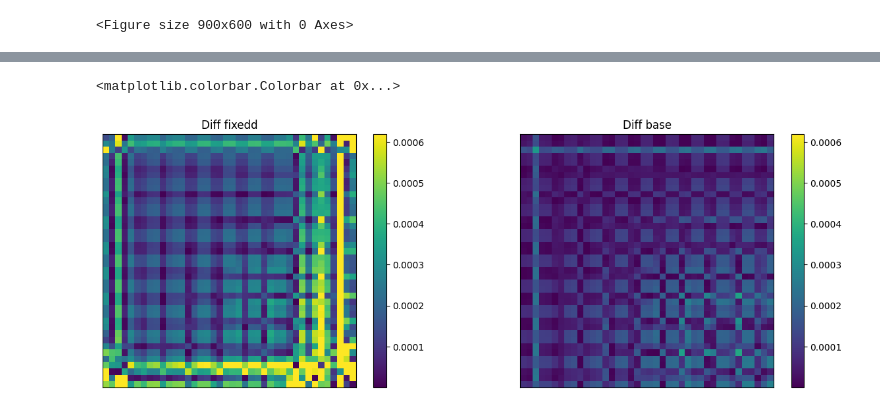
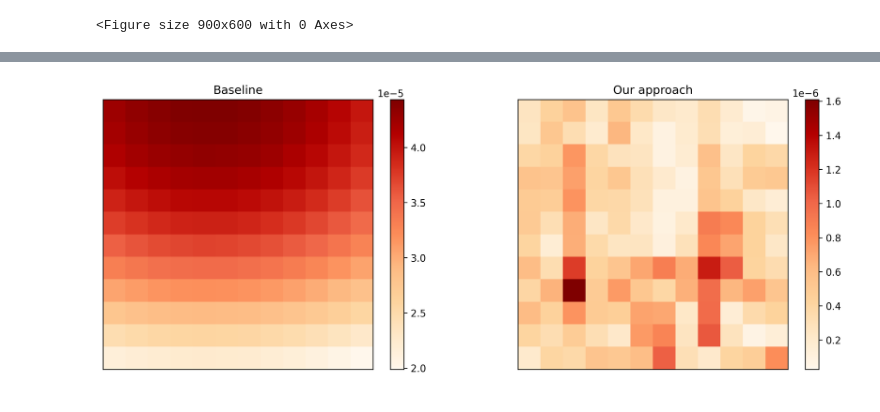
Before and after one commit to ThomasHelfer/TorchGRTL, a Jupyter notebook: notebook.ipynb, the cells around one changed output, grey strips where cells are left out. Saved outputs shown, nothing was run; the diff lists cells and outputs as text; code cells hidden in the pictures.

```diff
--- a/notebook.ipynb
+++ b/notebook.ipynb
@@ -115,11 +115,11 @@ if small_data:
     dataX = dataX[:, :, :, :, :25]
 else:
     # Instantiate the model
-    factor = 4  # how much refinement
-    res_level = 6
+    factor = 1  # how much refinement
+    res_level = 9
     scaling_factor = 0.001
     downsample = 1
-    filenamesX = f"outputXdata_level6_step001*.dat"  # "/home/thelfer1/scr4_tedwar42/thelfer1/high_end_data/outputXdata_level{res_level}_step*.dat"
+    filenamesX = f"/home/thelfer1/scr4_tedwar42/thelfer1/high_end_data/outputXdata_level{res_level}_step00[01234]*.dat"
 
     num_vars = 25
     dataX = get_box_format(filenamesX, num_vars)
@@ -181,7 +177,7 @@ optimizerADAM = torch.optim.Adam(net.parameters(), lr=0.0001)
 # Define the ratio for the split (e.g., 80% train, 20% test)
 train_ratio = 0.8
 test_ratio = 1 - train_ratio
-batch_size = 1
+batch_size = 10
 
 # Calculate the number of samples for each split
 num_samples = len(dataX)
@@ -230,8 +219,10 @@ x1_lvl7_align_true x2_d2_lvl5_L1      x2_lvl8
 # %%
 restart = True
 load_restart_data = False
-if restart:
-    net, config = load_model("models/x4_lvl5")
+if restart and downsample == 1 :
+    net, config = load_model(f"models/x{factor}_lvl{res_level}")
+if restart and downsample != 1 :
+    net, config = load_model(f"models/x{factor}_d{downsample}_lvl{res_level}")
 if restart and load_restart_data:
     num_vars = 25
     dataX = get_box_format(config["filenamesX"], num_vars)
@@ -408,7 +408,9 @@ def get_constraints(output, oneoverdx):
     chris = compute_christoffel(d1["h"], h_UU)
     # Computing Constraints
     out = constraint_equations(vars, d1, d2, h_UU, chris)
-    return out
+    loss = out["Ham"] * out["Ham"] + out["Mom"][...,0] * out["Mom"][...,0]+ out["Mom"][...,1] * out["Mom"][...,1]+ out["Mom"][...,2] * out["Mom"][...,2]
+
+    return loss
 # %%
 # Get comparison with classical methods
 (y_batch,) = next(iter(test_loader))
@@ -457,32 +526,39 @@ plt.yticks([])
 # %%
-fig = plt.figure(figsize=(15, 5))
-plt.subplot(1, 2, 1)
-plt.title("Diff fixedd")
-vmin = np.min(np.abs(ham_ref["Ham"][box, :, :, :].cpu().detach().numpy()))
-vmax = np.max(np.abs(ham_ref["Ham"][box, :, :, :].cpu().detach().numpy()))
+from matplotlib import colors
+
+fig = plt.figure(figsize=(14, 5),dpi = 300)
+plt.subplot(1, 2, 2)
+plt.title("Our approach")
+
+
+vmin = 10**(-8) #np.log10(np.abs(np.min(np.abs(ham_ref[box, :, :, :].cpu().detach().numpy()))))
+vmax = (np.abs(np.max(np.abs(ham_ref[box, :, :, :].cpu().detach().numpy()))))
+
 im0 = plt.imshow(
-    np.abs(ham["Ham"][box, :, :, slice].cpu().detach().numpy()),
-    vmin=vmin,
-    vmax=vmax,
-    cmap="viridis",
+    (np.abs(ham[box, :, :, slice].cpu().detach().numpy())),
+    #vmin=vmin,
+    #vmax=vmax,
+    cmap="OrRd",
+    #norm=colors.LogNorm()
 )
 plt.xticks([])
 plt.yticks([])
-plt.colorbar()
-plt.subplot(1, 2, 2)
-plt.title("Diff base")
+plt.colorbar(im0)
+plt.subplot(1, 2, 1)
+plt.title("Baseline")
 im0 = plt.imshow(
-    np.abs(ham_ref["Ham"][box, :, :, slice].cpu().detach().numpy()),
-    vmin=vmin,
-    vmax=vmax,
-    cmap="viridis",
+    (np.abs(ham_ref[box, :, :, slice].cpu().detach().numpy())),
+    #vmin=vmin,
+    #vmax=vmax,
+    cmap="OrRd",
+    #norm=colors.LogNorm()
 )
 plt.xticks([])
 plt.yticks([])
-plt.colorbar()
+plt.colorbar(im0)
+plt.savefig(f'x{factor}_d{downsample}_lvl{res_level}_box{box}_slice{slice}_{names[channel]}_Hamdiff.png')
 # %% [output]
-<matplotlib.colorbar.Colorbar at 0x...>
-[figure, old version]
+[figure, new version]
 # %%
 if factor == downsample:
     box = 0
```
Also changed, not shown: parts of 19 cells of this notebook.
